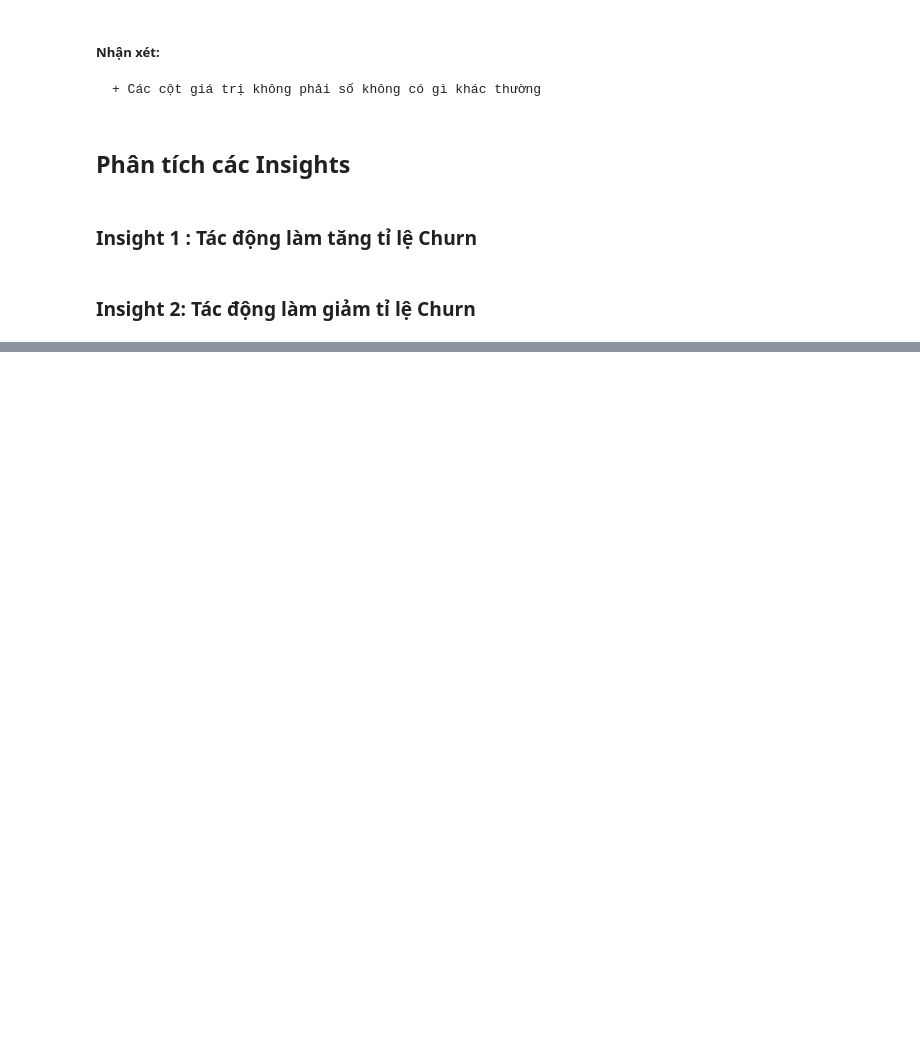
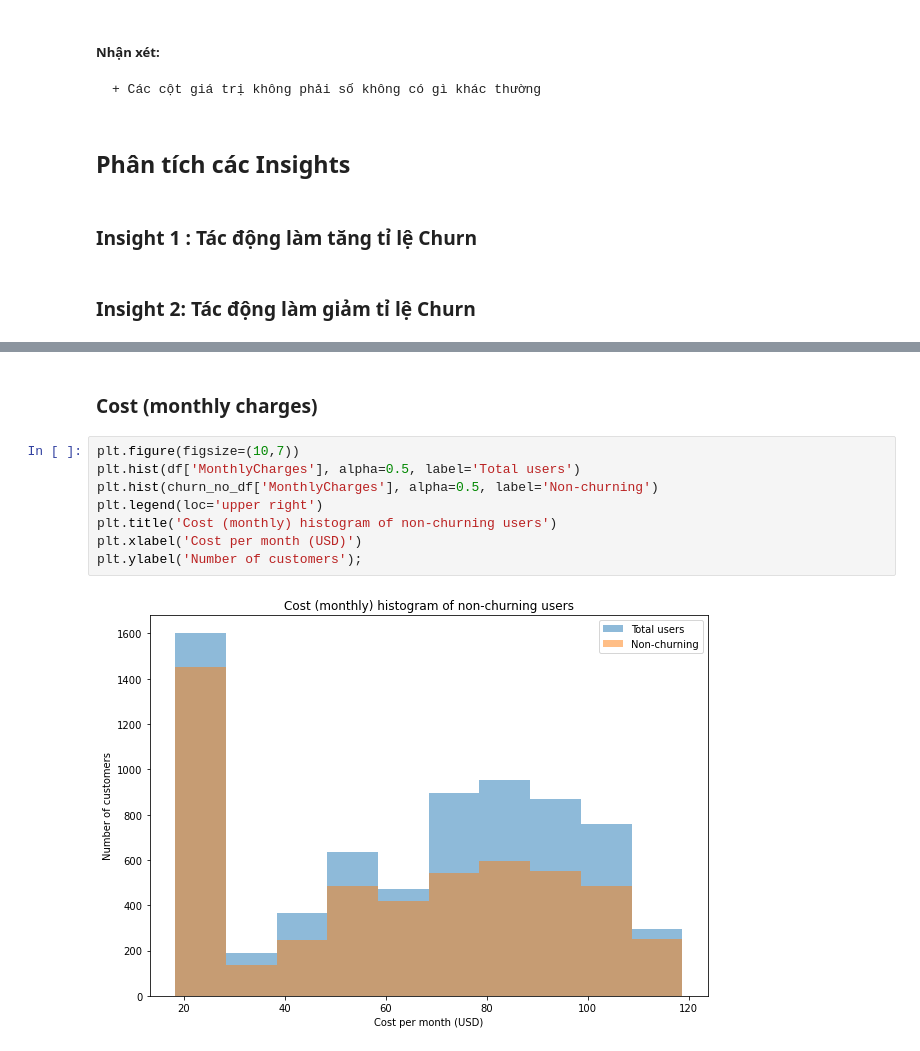
Before and after one commit to ptbminh1108/p4ds_lab_3, a Jupyter notebook: Telco_Customer_Churn.ipynb, the cells around one changed output, grey strips where cells are left out. Cells and saved outputs as stored; diff of their text form; blank space fills up the shorter version.

```diff
--- a/Telco_Customer_Churn.ipynb
+++ b/Telco_Customer_Churn.ipynb
@@ -152,0 +210,12 @@ df[object_cols].agg([num_values, value_ratios])
+# %% [markdown]
+### Cost (monthly charges)
+# %%
+plt.figure(figsize=(10,7))
+plt.hist(df['MonthlyCharges'], alpha=0.5, label='Total users')
+plt.hist(churn_no_df['MonthlyCharges'], alpha=0.5, label='Non-churning')
+plt.legend(loc='upper right')
+plt.title('Cost (monthly) histogram of non-churning users')
+plt.xlabel('Cost per month (USD)')
+plt.ylabel('Number of customers');
+# %% [output]
+[figure, added]
```
Also changed, not shown: parts of 21 cells of this notebook.
